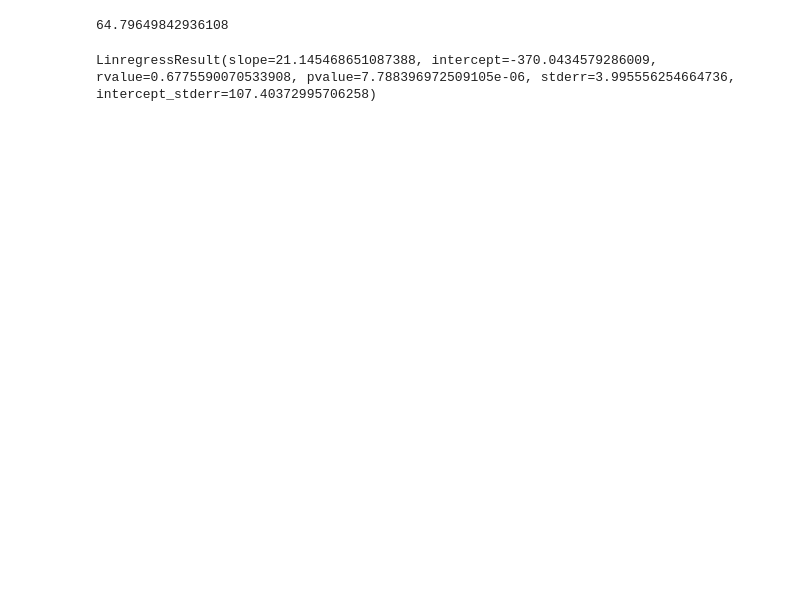
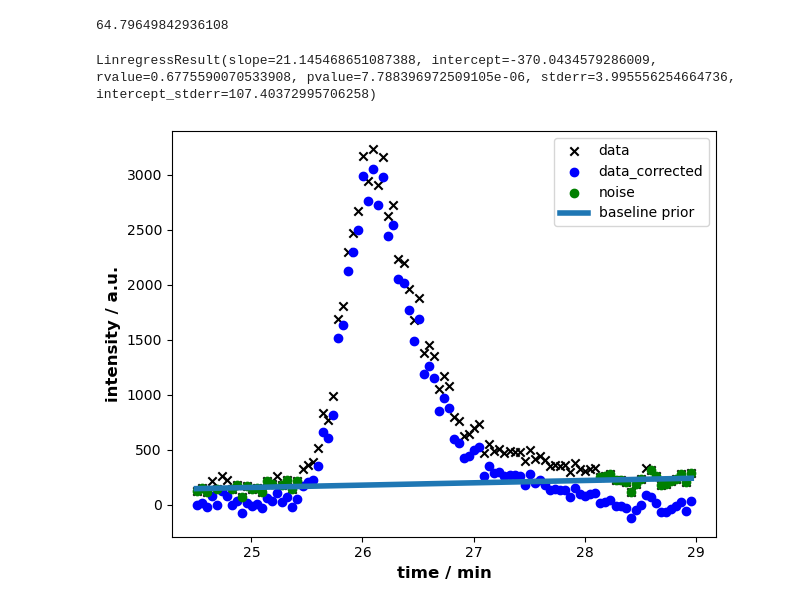
Before and after one commit to JuBiotech/peak-performance, a Jupyter notebook: noise_baseline_prior_test.ipynb, the cells around one changed output. Drawn from its saved outputs; the diff is of its cells as text; code cells hidden in the pictures; blank space fills up the shorter version.

```diff
--- a/noise_baseline_prior_test.ipynb
+++ b/noise_baseline_prior_test.ipynb
@@ -52,7 +40,21 @@ noise_intensity = [intensity[n] for n in noise_index]
 noise_width = max(noise_intensity) - min(noise_intensity)
 # %%
 baseline_fit = st.linregress(noise_time, noise_intensity)
+baseline_fit
+# %% [output]
+LinregressResult(slope=21.145468651087388, intercept=-370.0434579286009, rvalue=0.6775590070533908, pvalue=7.788396972509105e-06, stderr=3.995556254664736, intercept_stderr=107.40372995706258)
-# %%
-baseline_fit
-# %% [output]
-LinregressResult(slope=21.145468651087388, intercept=-370.0434579286009, rvalue=0.6775590070533908, pvalue=7.788396972509105e-06, stderr=3.995556254664736, intercept_stderr=107.40372995706258)
+# %%
+y_baseline = [(baseline_fit.slope * x + baseline_fit.intercept) for x in time]
+# %%
+fig, ax = pyplot.subplots()
+ax.scatter(time, intensity, marker="x", color="black", label="data")
+ax.scatter(time, intensity_corrected, marker="o", color="blue", label="data_corrected")
+ax.scatter(noise_time, noise_intensity, marker="o", color="green", label="noise")
+ax.plot(time, y_baseline, label="baseline prior", linewidth = 4)
+ax.set_xlabel("time / min", fontsize=12, fontweight="bold")
+ax.set_ylabel("intensity / a.u.", fontsize=12, fontweight="bold")
+pyplot.legend()
+pyplot.tight_layout()
+pyplot.show()
+# %% [output]
+[figure, added]
```
Also changed, not shown: parts of 1 cell of this notebook.
